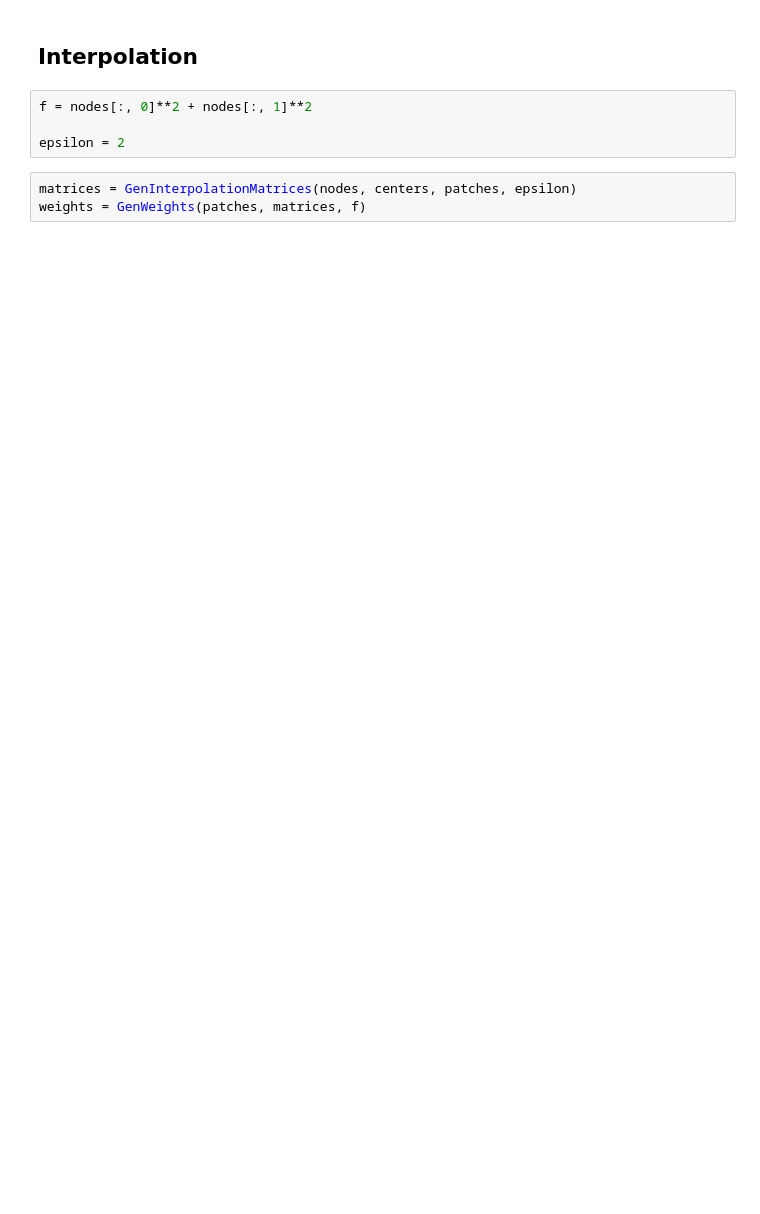
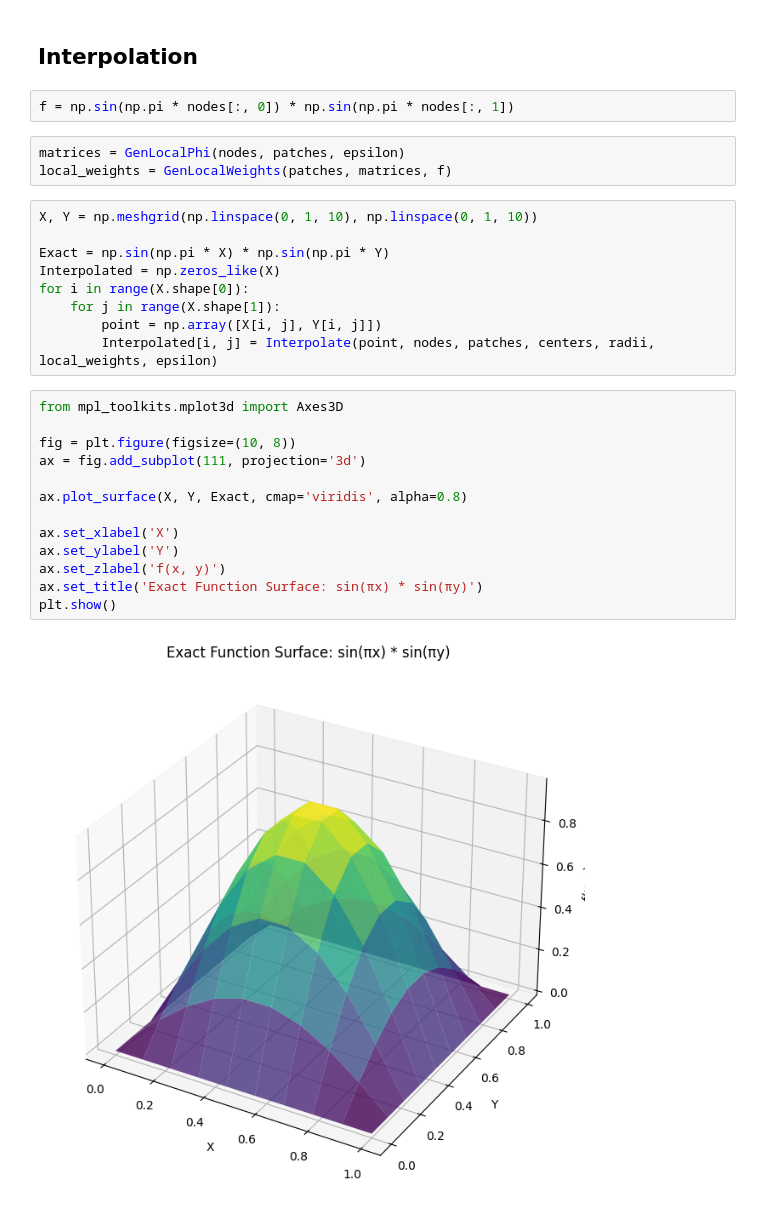
Before and after one commit to redhorn144/cs-554, a Jupyter notebook: pura/pu/PuTestbed.ipynb, the cells around one changed output. Drawn from its saved outputs; the diff is of its cells as text; blank space fills up the shorter version.

```diff
--- a/pura/pu/PuTestbed.ipynb
+++ b/pura/pu/PuTestbed.ipynb
@@ -85,9 +60,31 @@ Mean patch radius: 0.1149
 # %% [markdown]
 ## Interpolation
 # %%
-f = nodes[:, 0]**2 + nodes[:, 1]**2
-
-epsilon = 2
+f = np.sin(np.pi * nodes[:, 0]) * np.sin(np.pi * nodes[:, 1])
 # %%
-matrices = GenInterpolationMatrices(nodes, centers, patches, epsilon)
-weights = GenWeights(patches, matrices, f)
+matrices = GenLocalPhi(nodes, patches, epsilon)
+local_weights = GenLocalWeights(patches, matrices, f)
+# %%
+X, Y = np.meshgrid(np.linspace(0, 1, 10), np.linspace(0, 1, 10))
+
+Exact = np.sin(np.pi * X) * np.sin(np.pi * Y)
+Interpolated = np.zeros_like(X)
+for i in range(X.shape[0]):
+    for j in range(X.shape[1]):
+        point = np.array([X[i, j], Y[i, j]])
+        Interpolated[i, j] = Interpolate(point, nodes, patches, centers, radii, local_weights, epsilon)
+# %%
+from mpl_toolkits.mplot3d import Axes3D
+
+fig = plt.figure(figsize=(10, 8))
+ax = fig.add_subplot(111, projection='3d')
+
+ax.plot_surface(X, Y, Exact, cmap='viridis', alpha=0.8)
+
+ax.set_xlabel('X')
+ax.set_ylabel('Y')
+ax.set_zlabel('f(x, y)')
+ax.set_title('Exact Function Surface: sin(πx) * sin(πy)')
+plt.show()
+# %% [output]
+[figure, added]
```
Also changed, not shown: parts of 10 cells of this notebook, 2 other files.
